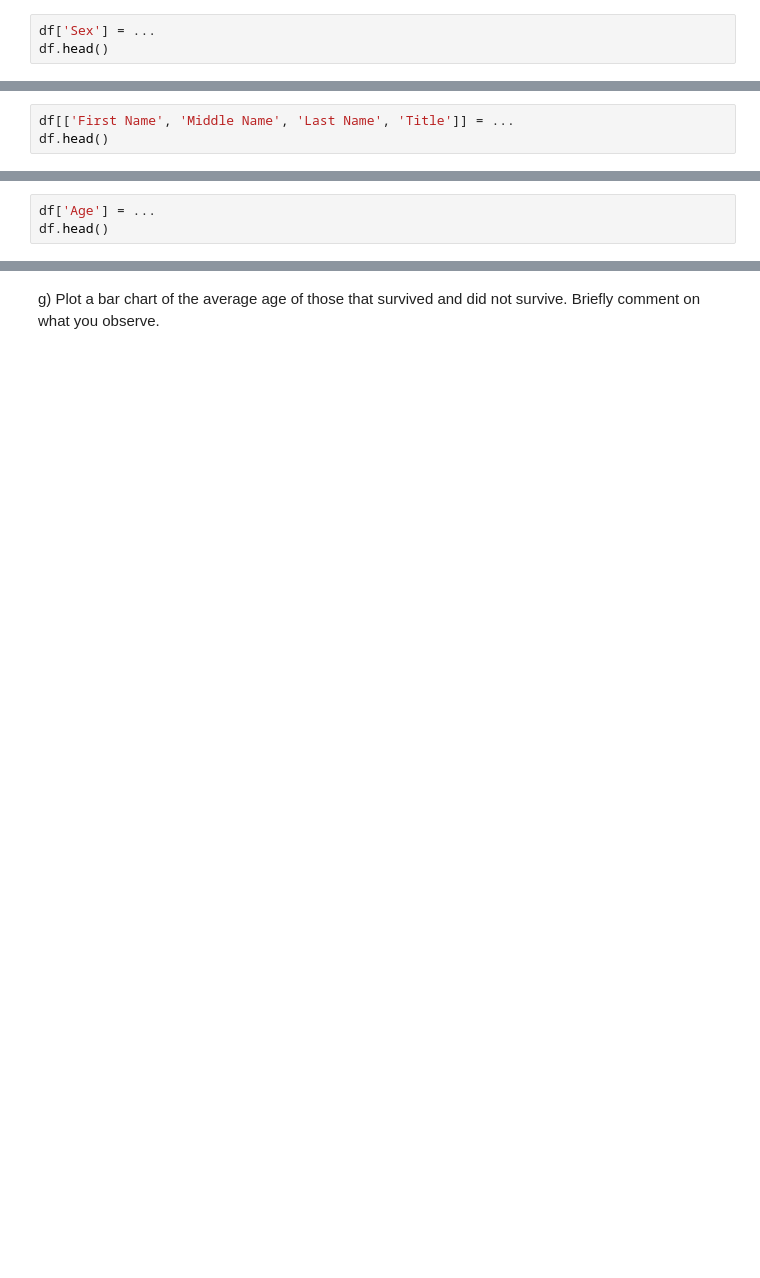
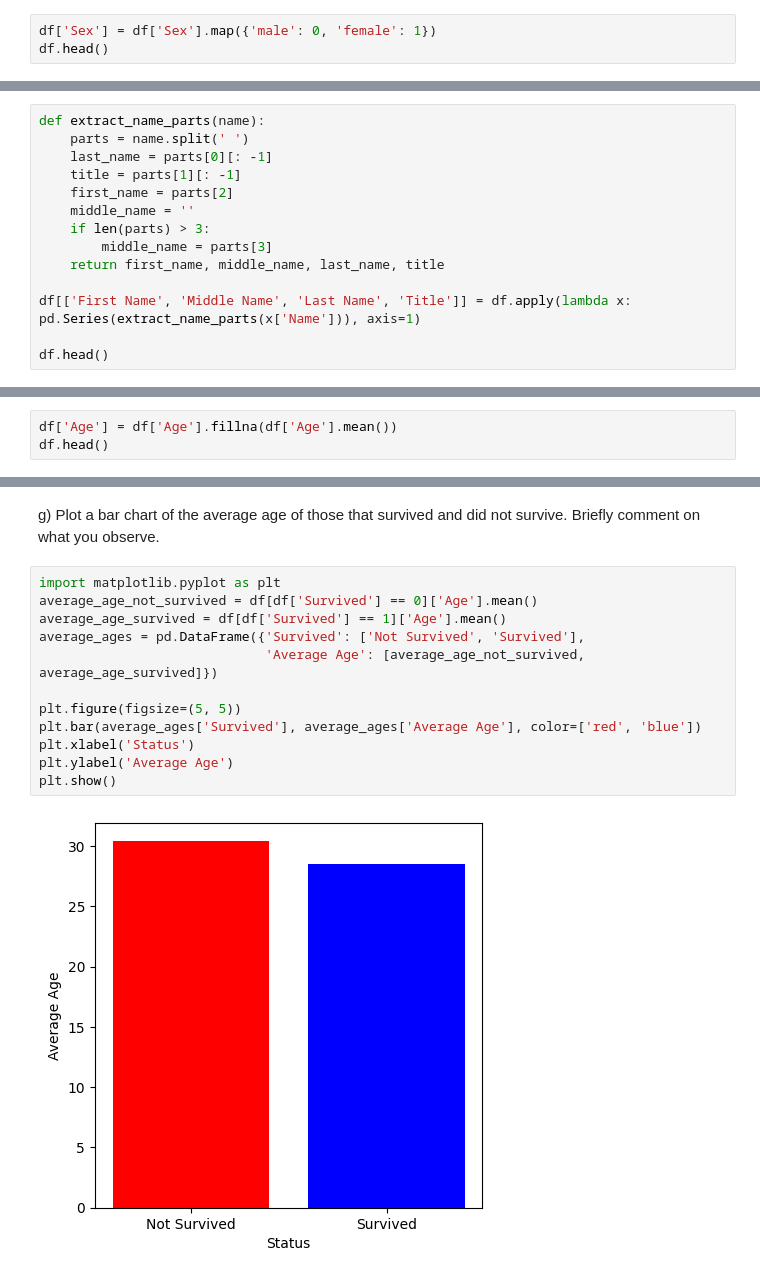
Before and after one commit to YuchenCao1/Data-Science-Fundamentals, a Jupyter notebook: lecture_02/worksheet_02.ipynb, the cells around one changed output, grey strips where cells are left out. Saved outputs shown, nothing was run; the diff lists cells and outputs as text; blank space fills up the shorter version.

Commit message:
Finish Exercise part

```diff
--- a/lecture_02/worksheet_02.ipynb
+++ b/lecture_02/worksheet_02.ipynb
@@ -66,5 +72,5 @@ df.columns
 # %% [markdown]
 d) Complete the code below to replaces `male` with 0 and `female` with 1
 # %%
-df['Sex'] = ...
+df['Sex'] = df['Sex'].map({'male': 0, 'female': 1})
 df.head()
@@ -78,6 +91,17 @@ For example: `Braund, Mr. Owen Harris` would be:
 | Owen      |  Harris     |  Braund   | Mr    |
 
 Anything not clearly one of the above 4 categories can be ignored.
-# %%
-df[['First Name', 'Middle Name', 'Last Name', 'Title']] = ...
-df.head()
+# %%
+def extract_name_parts(name):
+    parts = name.split(' ')
+    last_name = parts[0][: -1]
+    title = parts[1][: -1]
+    first_name = parts[2]
+    middle_name = ''
+    if len(parts) > 3:
+        middle_name = parts[3]
+    return first_name, middle_name, last_name, title
+
+df[['First Name', 'Middle Name', 'Last Name', 'Title']] = df.apply(lambda x: pd.Series(extract_name_parts(x['Name'])), axis=1)
+
+df.head()
@@ -84,5 +115,5 @@ df.head()
 # %% [markdown]
 f) Complete the code below to replace all missing ages with the average age
 # %%
-df['Age'] = ...
+df['Age'] = df['Age'].fillna(df['Age'].mean())
 df.head()
@@ -89,2 +127,16 @@ df.head()
 # %% [markdown]
 g) Plot a bar chart of the average age of those that survived and did not survive. Briefly comment on what you observe.
+# %%
+import matplotlib.pyplot as plt
+average_age_not_survived = df[df['Survived'] == 0]['Age'].mean()
+average_age_survived = df[df['Survived'] == 1]['Age'].mean()
+average_ages = pd.DataFrame({'Survived': ['Not Survived', 'Survived'],
+                             'Average Age': [average_age_not_survived, average_age_survived]})
+
+plt.figure(figsize=(5, 5))
+plt.bar(average_ages['Survived'], average_ages['Average Age'], color=['red', 'blue'])
+plt.xlabel('Status')
+plt.ylabel('Average Age')
+plt.show()
+# %% [output]
+[figure, added]
```
Also changed, not shown: parts of 5 cells of this notebook.
